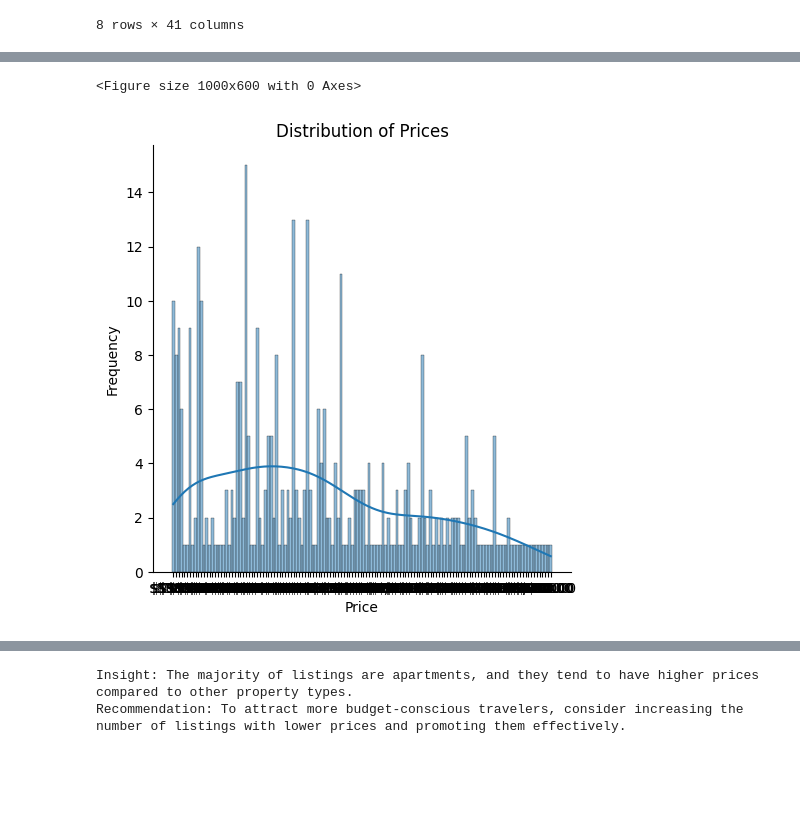
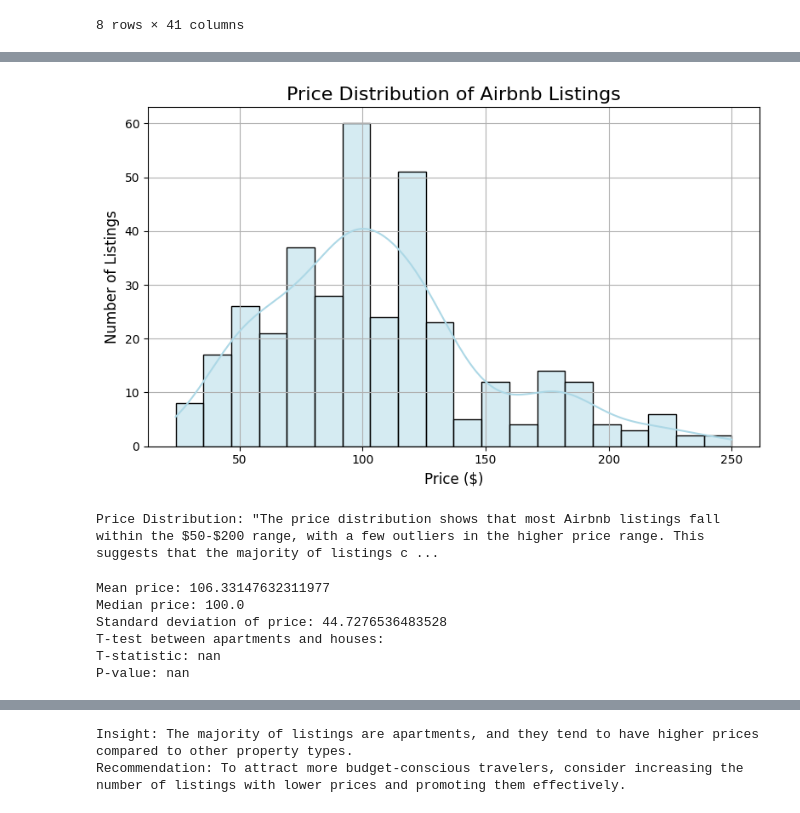
Before and after one commit to reem221/Airbnb-Listing-EDA, a Jupyter notebook: AirbnbListingADA.ipynb, the cells around one changed output, grey strips where cells are left out. Saved outputs shown, nothing was run; the diff lists cells and outputs as text; code cells hidden in the pictures; blank space fills up the shorter version.

```diff
--- a/AirbnbListingADA.ipynb
+++ b/AirbnbListingADA.ipynb
@@ -75,24 +60,54 @@ dtype: int64
 # %%
 # Import necessary libraries for data visualization
 import matplotlib.pyplot as plt
 import seaborn as sns
 # Price Analysis
 # Set up the figure for plotting with a specified size
-plt.figure(figsize=(10, 6))
+plt.figure(figsize=(8, 5))
 # Create a distribution plot of the 'price' column from the DataFrame 'df'
 # with a Kernel Density Estimate (KDE) to show the distribution shape
-sns.displot(df['price'], kde=True)
+sns.histplot(df['price'], bins=20, kde=True, color='lightblue')
 # Add a title and labels to the plot
-plt.title('Distribution of Prices')
-plt.xlabel('Price')
-plt.ylabel('Frequency')
+plt.title('Price Distribution of Airbnb Listings', fontsize=16)
+plt.xlabel('Price ($)', fontsize=12)
+plt.ylabel('Number of Listings', fontsize=12)
 # Save the plot as an image file in the specified directory
 plt.savefig('E:\\reem\\electro pi\\Exploratory data\\Distribution of Prices.png')
 # Display the plot on the screen
+plt.grid(True)
+plt.tight_layout()
 plt.show()
+print('Price Distribution: "The price distribution shows that most Airbnb listings fall within the $50-$200 range, with a few outliers in the higher price range. This suggests that the majority of listings cater to budget and mid-range travelers."')
 # %% [output]
+[figure, new version]
-<Figure size 1000x600 with 0 Axes>
+Price Distribution: "The price distribution shows that most Airbnb listings fall within the $50-$200 range, with a few outliers in the higher price range. This suggests that the majority of listings c ...
-[figure, old version]
+# %%
+from scipy import stats
+
+# Get price statistics
+mean_price = df['price'].mean()
+median_price = df['price'].median()
+std_price = df['price'].std()
+
+print(f"Mean price: {mean_price}")
+print(f"Median price: {median_price}")
+print(f"Standard deviation of price: {std_price}")
+
+# Perform a T-test for two property types (e.g., apartments vs. houses)
+apartment_prices = df[df['property_type'] == 'Apartment']['price']
+house_prices = df[df['property_type'] == 'House']['price']
+t_stat, p_value = stats.ttest_ind(apartment_prices, house_prices, equal_var=False)
+
+print(f"T-test between apartments and houses:")
+print(f"T-statistic: {t_stat}")
+print(f"P-value: {p_value}")
+# %% [output]
+Mean price: 106.33147632311977
+Median price: 100.0
+Standard deviation of price: 44.7276536483528
+T-test between apartments and houses:
+T-statistic: nan
+P-value: nan
 # %%
 # availability Analysis
 # Set up the figure for plotting with a specified size
```
Also changed, not shown: parts of 9 cells of this notebook, 5 other files.
